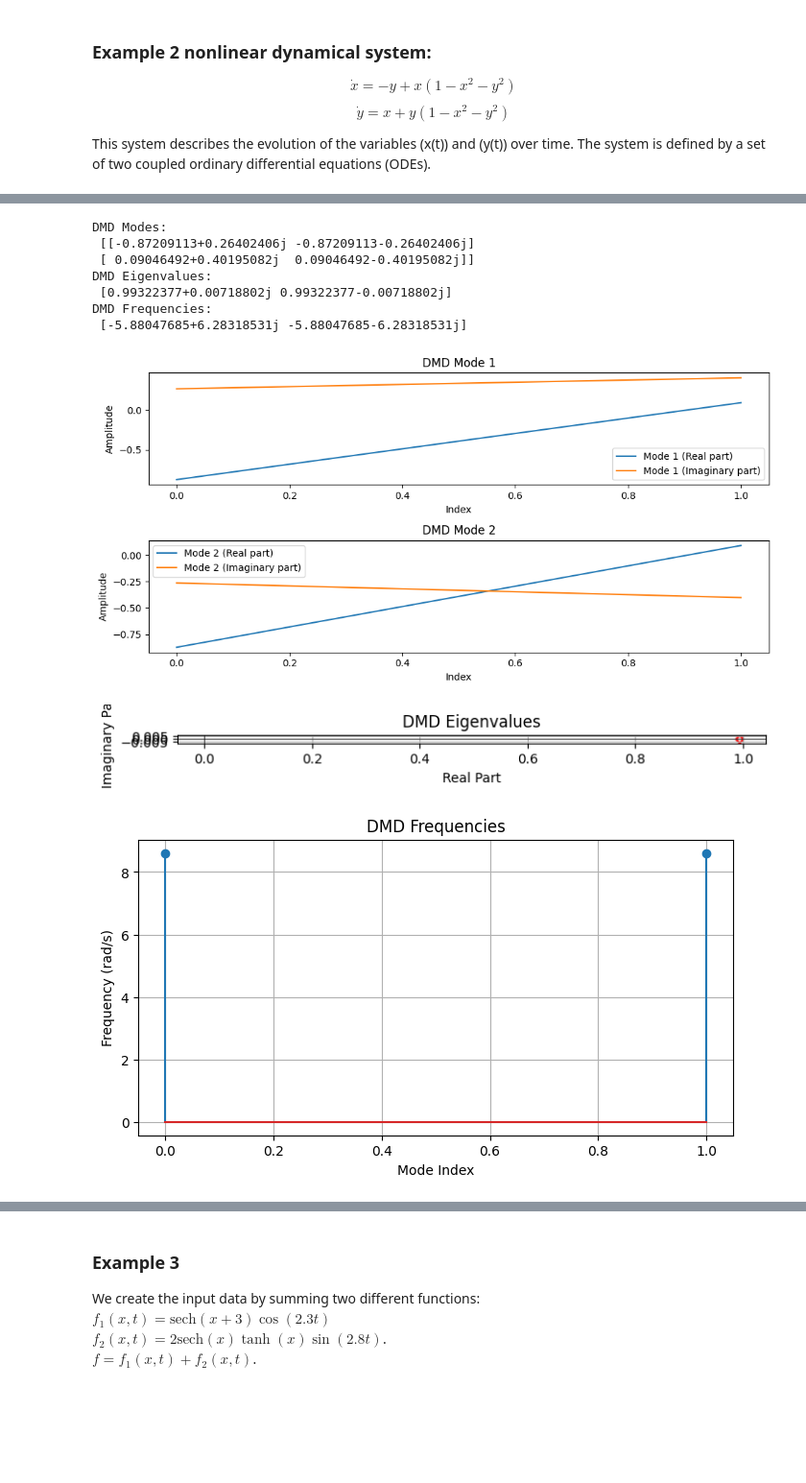
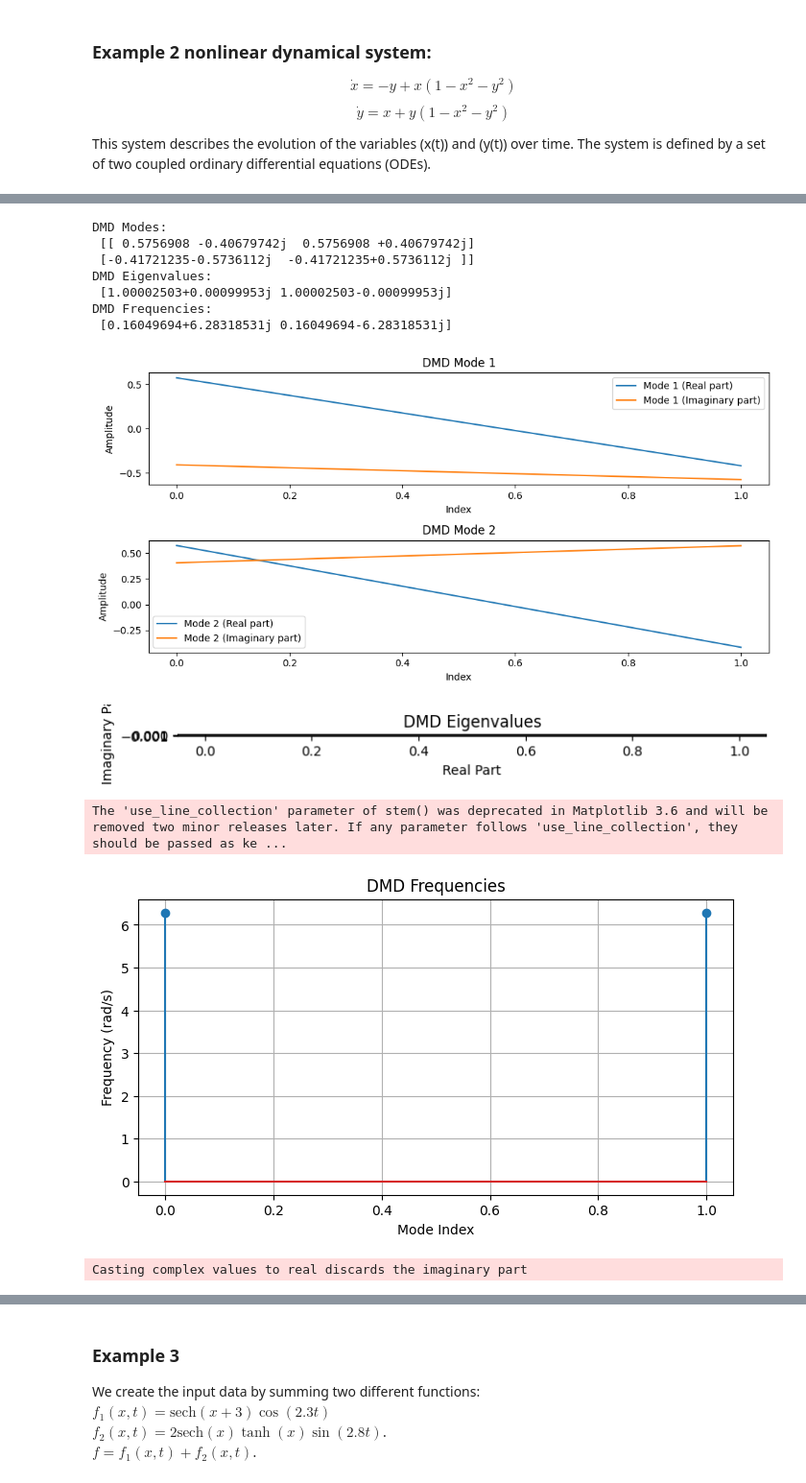
Before and after one commit to KulkarniHrishikesh/PyDMD, a Jupyter notebook: DMD.ipynb, the cells around one changed output, grey strips where cells are left out. Shown at 96% size. Saved outputs shown, nothing was run; the diff lists cells and outputs as text; code cells hidden in the pictures; blank space fills up the shorter version.

```diff
--- a/DMD.ipynb
+++ b/DMD.ipynb
@@ -424,11 +424,11 @@ def ode(x, t):
     ]
 # %%
 # Parameter values, Initial conditions, T domain
-x_initial = [3, 3]
+x_initial = [0.5, 0.5]
 t_domain = [0, 10]
 
 # Generate T data with Delta T
-dt = 0.01
+dt = 0.001
 t_data = np.arange(t_domain[0], t_domain[1], dt)
 # %%
 Variable_names = ["x", "y"]
@@ -436,25 +436,29 @@ X = odeint(ode, x_initial, t_data)
 # %%
 X1 = X[0:-1, :].T  # Example data
 X2 = X[1:, :].T  # Shifted data
 
 # Apply DMD
 Phi, Lambda, omega = dynamic_mode_decomposition(X1, X2, r=5)
 
 # Print results
 print("DMD Modes:\n", Phi)
 print("DMD Eigenvalues:\n", Lambda)
 print("DMD Frequencies:\n", omega)
 
 # Plot results
 plot_dmd_results(Phi, Lambda, omega)
+
+plot_dynamics(X1, X2, Phi, Lambda, dt)
 # %% [output]
 DMD Modes:
- [[-0.87209113+0.26402406j -0.87209113-0.26402406j]
- [ 0.09046492+0.40195082j  0.09046492-0.40195082j]]
+ [[ 0.5756908 -0.40679742j  0.5756908 +0.40679742j]
+ [-0.41721235-0.5736112j  -0.41721235+0.5736112j ]]
 DMD Eigenvalues:
- [0.99322377+0.00718802j 0.99322377-0.00718802j]
+ [1.00002503+0.00099953j 1.00002503-0.00099953j]
 DMD Frequencies:
- [-5.88047685+6.28318531j -5.88047685-6.28318531j]
+ [0.16049694+6.28318531j 0.16049694-6.28318531j]
-[figure, old version]
+[figure, new version]
-[figure, old version]
+[figure, new version]
+The 'use_line_collection' parameter of stem() was deprecated in Matplotlib 3.6 and will be removed two minor releases later. If any parameter follows 'use_line_collection', they should be passed as ke ...
-[figure, old version]
+[figure, new version]
+Casting complex values to real discards the imaginary part
```
Also changed, not shown: parts of 8 cells of this notebook.
